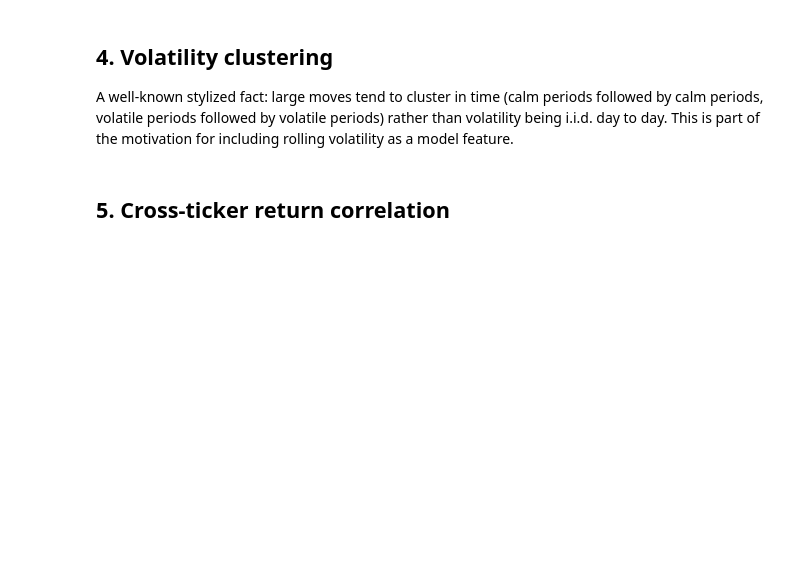
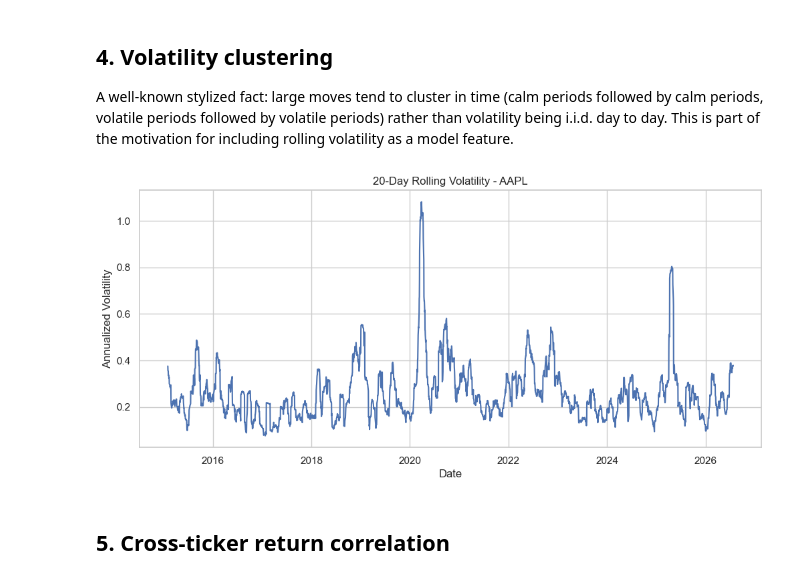
Before and after one commit to Nitesh-kr-23/StockMindX, a Jupyter notebook: notebooks/Exploratory_Data_Analysis.ipynb, the cells around one changed output. Cells and saved outputs as stored; diff of their text form; code cells hidden in the pictures; blank space fills up the shorter version.

```diff
--- a/notebooks/Exploratory_Data_Analysis.ipynb
+++ b/notebooks/Exploratory_Data_Analysis.ipynb
@@ -113,13 +130,17 @@ periods) rather than volatility being i.i.d. day to day. This is part of
 the motivation for including rolling volatility as a model feature.
 # %%
 example_ticker = sample_tickers[0]
-g = raw_sorted[raw_sorted["Ticker"] == example_ticker].copy()
-g["rolling_vol_20d"] = g["log_return_1d"].rolling(20).std() * np.sqrt(252)
+g = raw[raw["Ticker"]==example_ticker].copy()
+g["rolling_vol_20d"] = g["log_return_1d"].rolling(20).std()*np.sqrt(252)
 
-fig = go.Figure()
-fig.add_trace(go.Scatter(x=g["Date"], y=g["rolling_vol_20d"], name="20d annualized volatility"))
-fig.update_layout(title=f"Rolling volatility -- {example_ticker}")
-fig.show()
+plt.figure(figsize=(12,5))
+plt.plot(g["Date"],g["rolling_vol_20d"])
+plt.title(f"20-Day Rolling Volatility - {example_ticker}")
+plt.xlabel("Date")
+plt.ylabel("Annualized Volatility")
+plt.show()
+# %% [output]
+[figure, added]
 # %% [markdown]
 ## 5. Cross-ticker return correlation
 # %%
```
Also changed, not shown: parts of 10 cells of this notebook, 1 other file.
